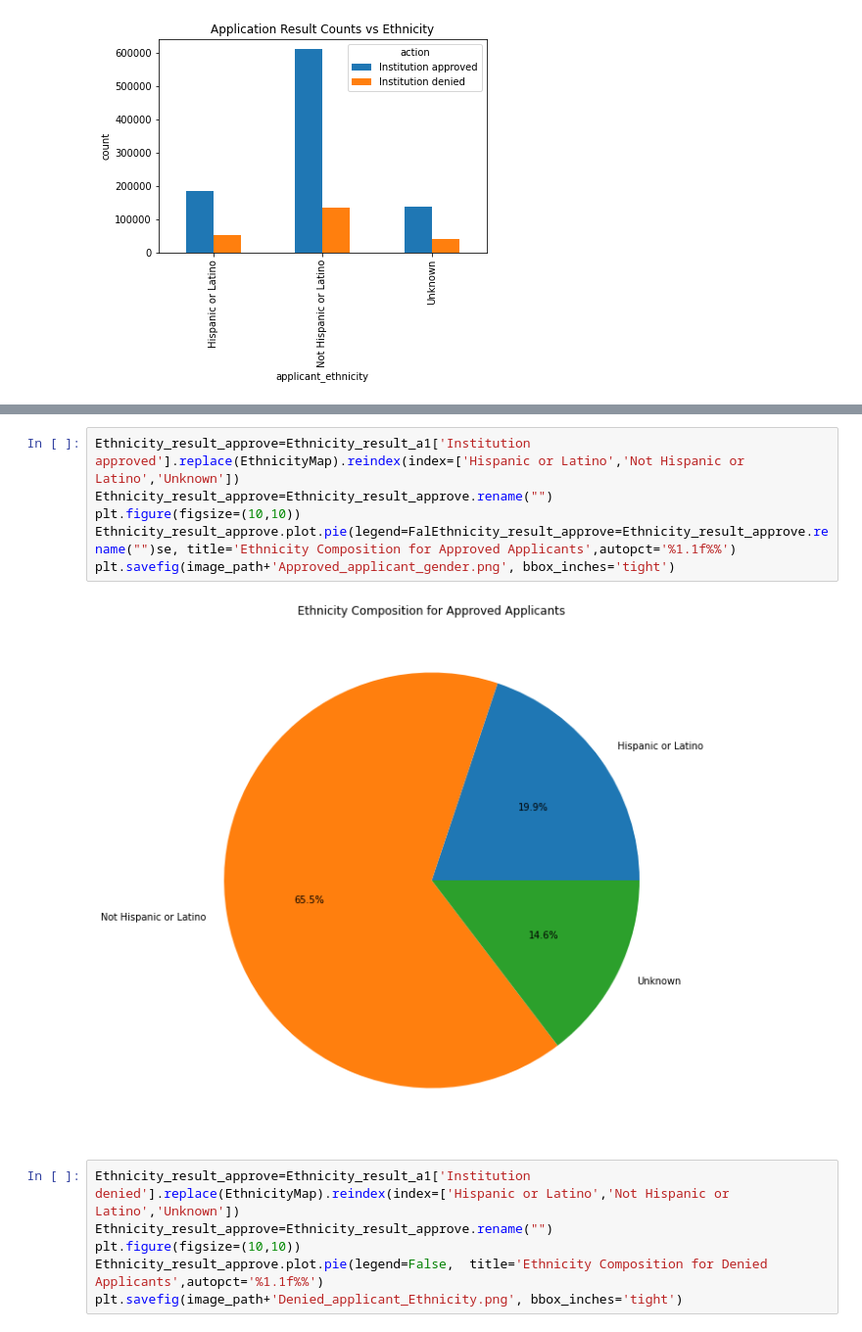
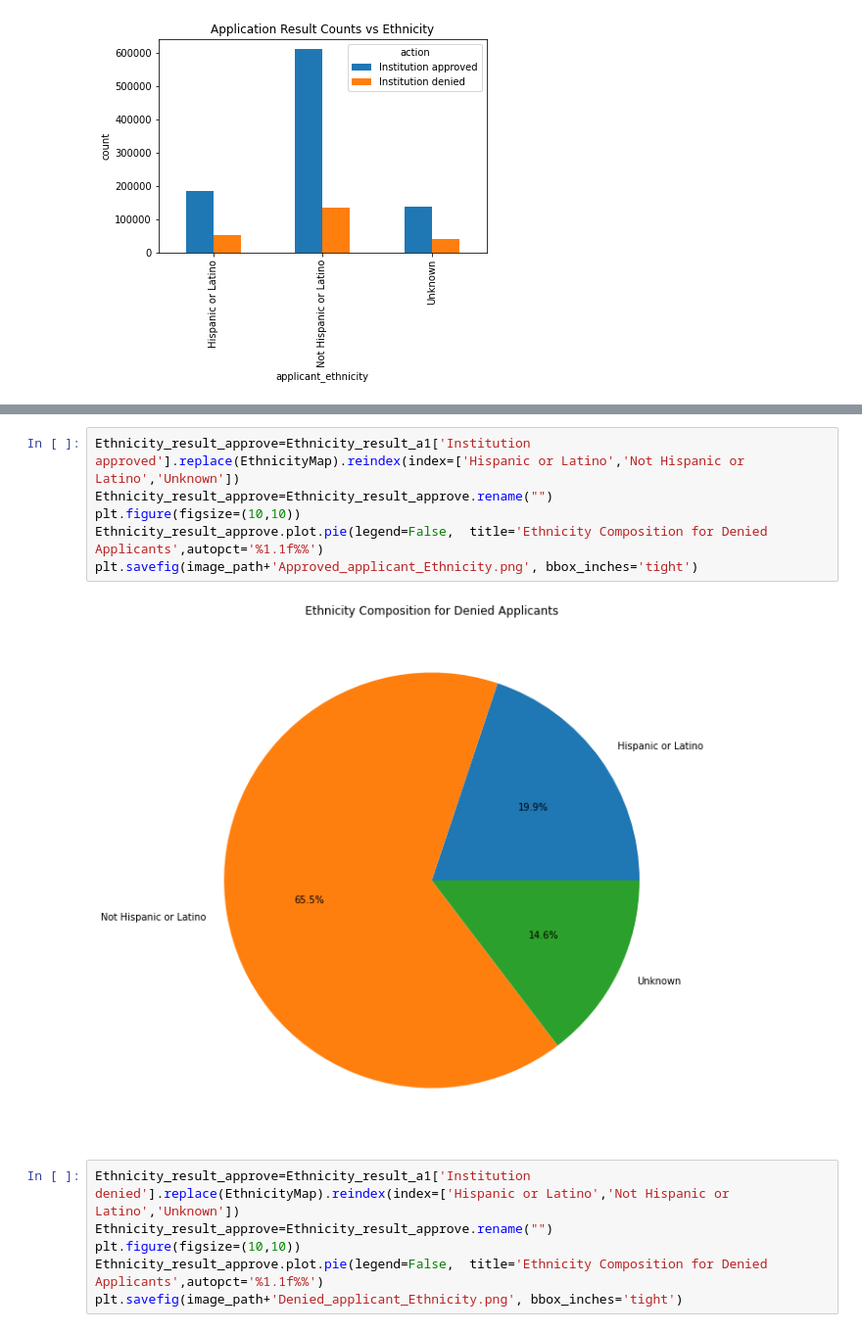
Before and after one commit to YihengYe/ECE143-HMDA_Mortagage_Analysis_and_Prediction, a Jupyter notebook: notebooks/Raw_EDA_4_Ethnicity_analysis.ipynb, the cells around one changed output, grey strips where cells are left out. Shown at 98% size. Saved outputs shown, nothing was run; the diff lists cells and outputs as text.

```diff
--- a/notebooks/Raw_EDA_4_Ethnicity_analysis.ipynb
+++ b/notebooks/Raw_EDA_4_Ethnicity_analysis.ipynb
@@ -157,11 +169,11 @@ plt.savefig(image_path+'Application_result_percentage_ethnicity.png', bbox_inche
 # %%
 Ethnicity_result_approve=Ethnicity_result_a1['Institution approved'].replace(EthnicityMap).reindex(index=['Hispanic or Latino','Not Hispanic or Latino','Unknown'])
 Ethnicity_result_approve=Ethnicity_result_approve.rename("")
 plt.figure(figsize=(10,10))
-Ethnicity_result_approve.plot.pie(legend=FalEthnicity_result_approve=Ethnicity_result_approve.rename("")se, title='Ethnicity Composition for Approved Applicants',autopct='%1.1f%%')
-plt.savefig(image_path+'Approved_applicant_gender.png', bbox_inches='tight')
+Ethnicity_result_approve.plot.pie(legend=False,  title='Ethnicity Composition for Denied Applicants',autopct='%1.1f%%')
+plt.savefig(image_path+'Approved_applicant_Ethnicity.png', bbox_inches='tight')
 # %% [output]
-[figure, old version]
+[figure, new version]
 # %%
 Ethnicity_result_approve=Ethnicity_result_a1['Institution denied'].replace(EthnicityMap).reindex(index=['Hispanic or Latino','Not Hispanic or Latino','Unknown'])
 Ethnicity_result_approve=Ethnicity_result_approve.rename("")
```
Also changed, not shown: parts of 6 cells of this notebook.
